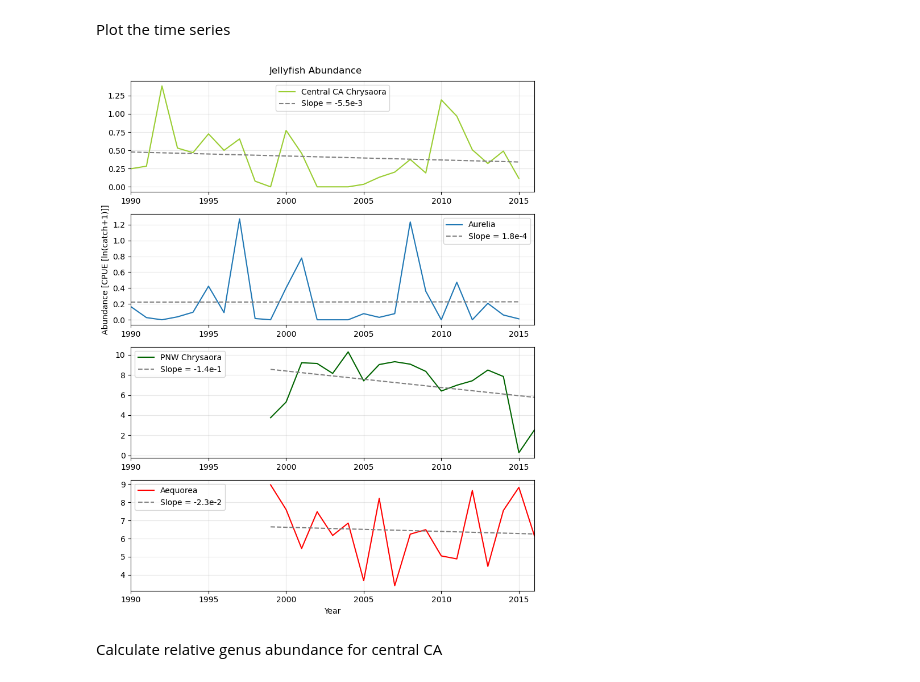
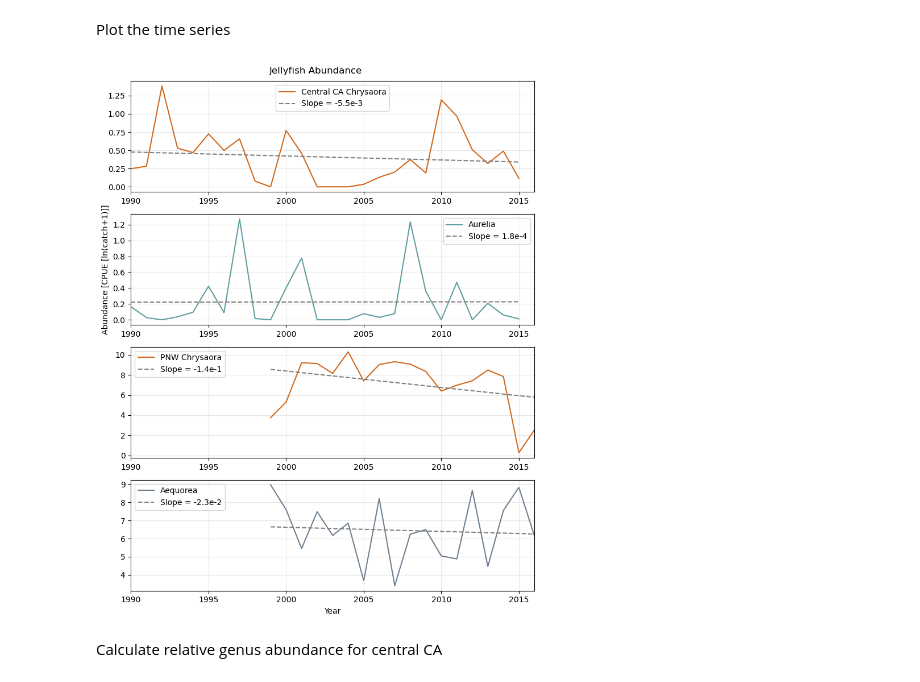
Before and after one commit to sjoh18/MS263-Final-Project, a Jupyter notebook: FinalProject.ipynb, the cells around one changed output. Drawn from its saved outputs; the diff is of its cells as text; code cells hidden in the pictures.

Commit message:
updated figures

```diff
--- a/FinalProject.ipynb
+++ b/FinalProject.ipynb
@@ -93,43 +93,43 @@ Plot the time series
 fig, axes = plt.subplots(4, 1, figsize=(8, 10))
 
 #ca chrysaora
-axes[0].plot(chrysaora_ca['year'], chrysaora_ca['abundance'], 'yellowgreen', label='Central CA Chrysaora')
+axes[0].plot(chrysaora_ca['year'], chrysaora_ca['abundance'], 'chocolate', label='Central CA Chrysaora')
 axes[0].plot(chrysaora_ca['year'], chry_bestfit, 'grey', linestyle='--', label='Slope = -5.5e-3')
 axes[0].set_xlim([1990, 2016])
 
 #aurelia
-axes[1].plot(aurelia['year'], aurelia['abundance'], label='Aurelia')
+axes[1].plot(aurelia['year'], aurelia['abundance'], 'cadetblue', label='Aurelia')
 axes[1].plot(aurelia['year'], aurelia_bestfit, 'grey', linestyle='--', label='Slope = 1.8e-4')
 axes[1].set_xlim([1990, 2016])
 
 # pnw chrysaora
-axes[2].plot(chrysaora_pnw['year'], chrysaora_pnw['abundance'], 'darkgreen', label='PNW Chrysaora')
+axes[2].plot(chrysaora_pnw['year'], chrysaora_pnw['abundance'], 'chocolate', label='PNW Chrysaora')
 axes[2].plot(chrysaora_pnw['year'], chry_pnw_bestfit, 'grey', linestyle='--', label='Slope = -1.4e-1')
 axes[2].set_xlim([1990, 2016])
 
 # aequorea
-axes[3].plot(aequorea['year'], aequorea['abundance'], 'r', label='Aequorea')
+axes[3].plot(aequorea['year'], aequorea['abundance'], 'slategray', label='Aequorea')
 axes[3].plot(aequorea['year'], aequo_bestfit, 'grey', linestyle='--', label='Slope = -2.3e-2')
 axes[3].set_xlim([1990, 2016])
 
 axes[0].legend(loc='best')
 axes[1].legend(loc='best')
 axes[2].legend(loc='best')
 axes[3].legend(loc='best')
 
 axes[0].grid(alpha=0.3)
 axes[1].grid(alpha=0.3)
 axes[2].grid(alpha=0.3)
 axes[3].grid(alpha=0.3)
 
 fig.suptitle('Jellyfish Abundance')
 plt.xlabel('Year')
 axes[1].set_ylabel('Abundance [CPUE [ln(catch+1)]]')
 
 plt.tight_layout()
 plt.show()
 # %% [output]
-[figure, old version]
+[figure, new version]
 # %% [markdown]
 Calculate relative genus abundance for central CA
 # %%
```
Also changed, not shown: parts of 16 cells of this notebook.
